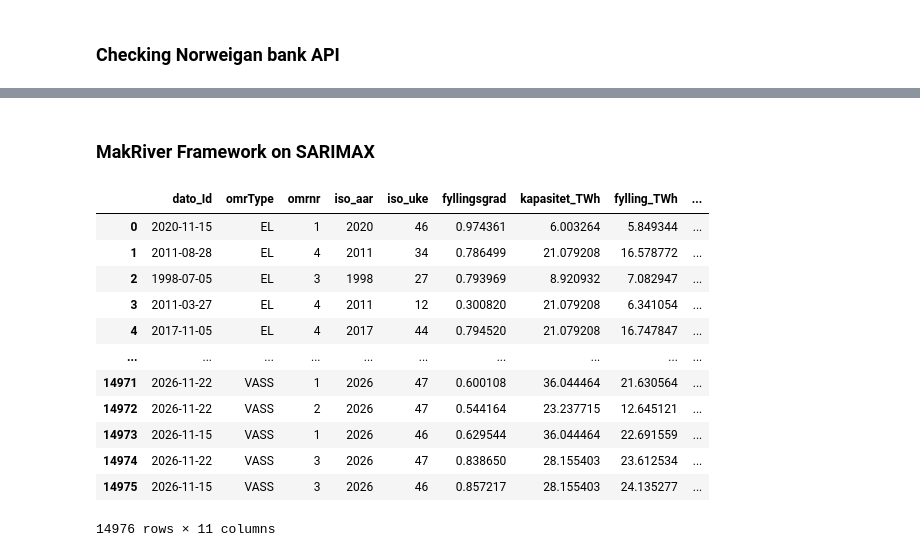
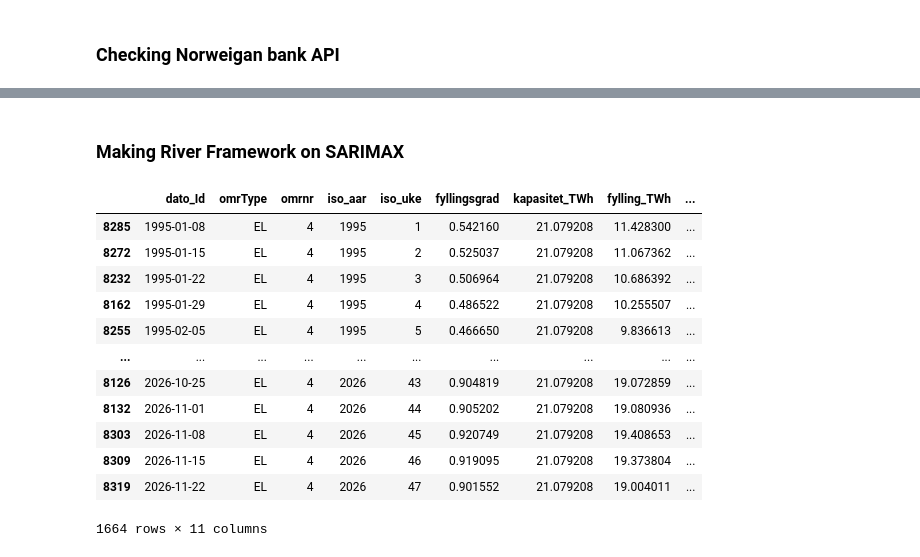
Before and after one commit to ChristianAronVea/IND320-Vea, a Jupyter notebook: Notebooks/Part4.ipynb, the cells around one changed output, grey strips where cells are left out. Cells and saved outputs as stored; diff of their text form; code cells hidden in the pictures.

Commit message:
ASS4: Starting on SARIMAX function

```diff
--- a/Notebooks/Part4.ipynb
+++ b/Notebooks/Part4.ipynb
@@ -53,21 +82,23 @@ From searching through previous assignments, I can find that all APIs use the sa
 # %% [markdown]
-### MakRiver Framework on SARIMAX
+### Making River Framework on SARIMAX
 # %%
 magasinstatistikk = requests.get("https://biapi.nve.no/magasinstatistikk/api/Magasinstatistikk/HentOffentligData")
 
 df_mag = pd.DataFrame(magasinstatistikk.json())
+df_mag = df_mag.sort_values(by="dato_Id")
+df_mag = df_mag[df_mag["omrnr"] == 4]       # choosing region 4
 df_mag
 # %% [output]
 |  | dato_Id | omrType | omrnr | iso_aar | iso_uke | fyllingsgrad | kapasitet_TWh | fylling_TWh | ... |
-| 0 | 2020-11-15 | EL | 1 | 2020 | 46 | 0.974361 | 6.003264 | 5.849344 | ... |
-| 1 | 2011-08-28 | EL | 4 | 2011 | 34 | 0.786499 | 21.079208 | 16.578772 | ... |
-| 2 | 1998-07-05 | EL | 3 | 1998 | 27 | 0.793969 | 8.920932 | 7.082947 | ... |
-| 3 | 2011-03-27 | EL | 4 | 2011 | 12 | 0.300820 | 21.079208 | 6.341054 | ... |
-| 4 | 2017-11-05 | EL | 4 | 2017 | 44 | 0.794520 | 21.079208 | 16.747847 | ... |
+| 8285 | 1995-01-08 | EL | 4 | 1995 | 1 | 0.542160 | 21.079208 | 11.428300 | ... |
+| 8272 | 1995-01-15 | EL | 4 | 1995 | 2 | 0.525037 | 21.079208 | 11.067362 | ... |
+| 8232 | 1995-01-22 | EL | 4 | 1995 | 3 | 0.506964 | 21.079208 | 10.686392 | ... |
+| 8162 | 1995-01-29 | EL | 4 | 1995 | 4 | 0.486522 | 21.079208 | 10.255507 | ... |
+| 8255 | 1995-02-05 | EL | 4 | 1995 | 5 | 0.466650 | 21.079208 | 9.836613 | ... |
 | ... | ... | ... | ... | ... | ... | ... | ... | ... | ... |
-| 14971 | 2026-11-22 | VASS | 1 | 2026 | 47 | 0.600108 | 36.044464 | 21.630564 | ... |
-| 14972 | 2026-11-22 | VASS | 2 | 2026 | 47 | 0.544164 | 23.237715 | 12.645121 | ... |
-| 14973 | 2026-11-15 | VASS | 1 | 2026 | 46 | 0.629544 | 36.044464 | 22.691559 | ... |
-| 14974 | 2026-11-22 | VASS | 3 | 2026 | 47 | 0.838650 | 28.155403 | 23.612534 | ... |
-| 14975 | 2026-11-15 | VASS | 3 | 2026 | 46 | 0.857217 | 28.155403 | 24.135277 | ... |
+| 8126 | 2026-10-25 | EL | 4 | 2026 | 43 | 0.904819 | 21.079208 | 19.072859 | ... |
+| 8132 | 2026-11-01 | EL | 4 | 2026 | 44 | 0.905202 | 21.079208 | 19.080936 | ... |
+| 8303 | 2026-11-08 | EL | 4 | 2026 | 45 | 0.920749 | 21.079208 | 19.408653 | ... |
+| 8309 | 2026-11-15 | EL | 4 | 2026 | 46 | 0.919095 | 21.079208 | 19.373804 | ... |
+| 8319 | 2026-11-22 | EL | 4 | 2026 | 47 | 0.901552 | 21.079208 | 19.004011 | ... |
-14976 rows × 11 columns
+1664 rows × 11 columns
```
Also changed, not shown: parts of 13 cells of this notebook.
